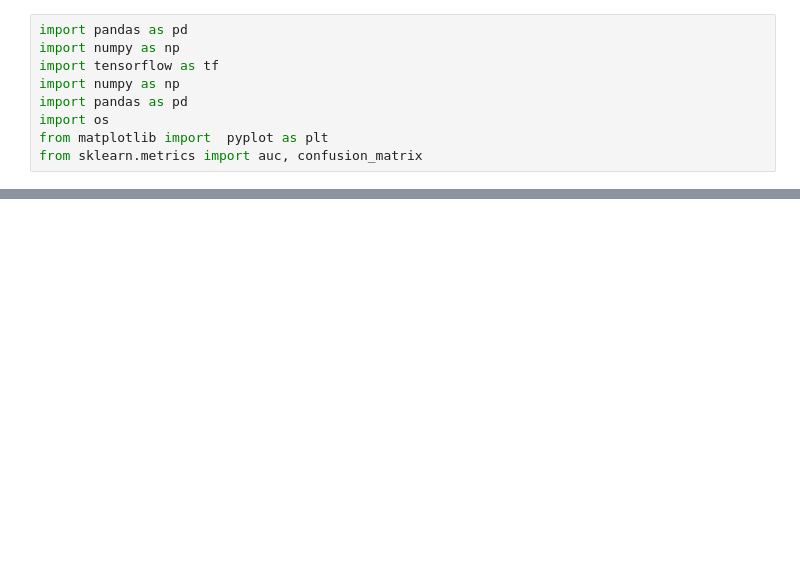
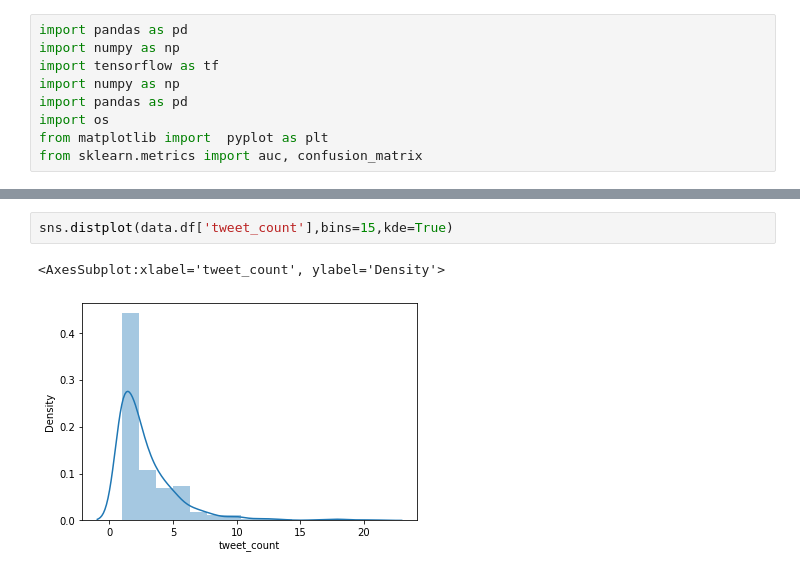
Before and after one commit to GuillaumePv/data-analysis-crypto, a Jupyter notebook: notebooks/debug_data.ipynb, the cells around one changed output, grey strips where cells are left out. Cells and saved outputs as stored; diff of their text form; blank space fills up the shorter version.

```diff
--- a/notebooks/debug_data.ipynb
+++ b/notebooks/debug_data.ipynb
@@ -79,3 +104,8 @@ data.create_RNN_data(reg='return',LAG=10)
+# %%
+sns.distplot(data.df['tweet_count'],bins=15,kde=True)
+# %% [output]
+<AxesSubplot:xlabel='tweet_count', ylabel='Density'>
+[figure, added]
 # %%
 class DNN:
     def __init__(self):
```
Also changed, not shown: parts of 9 cells of this notebook, 5 other files.
